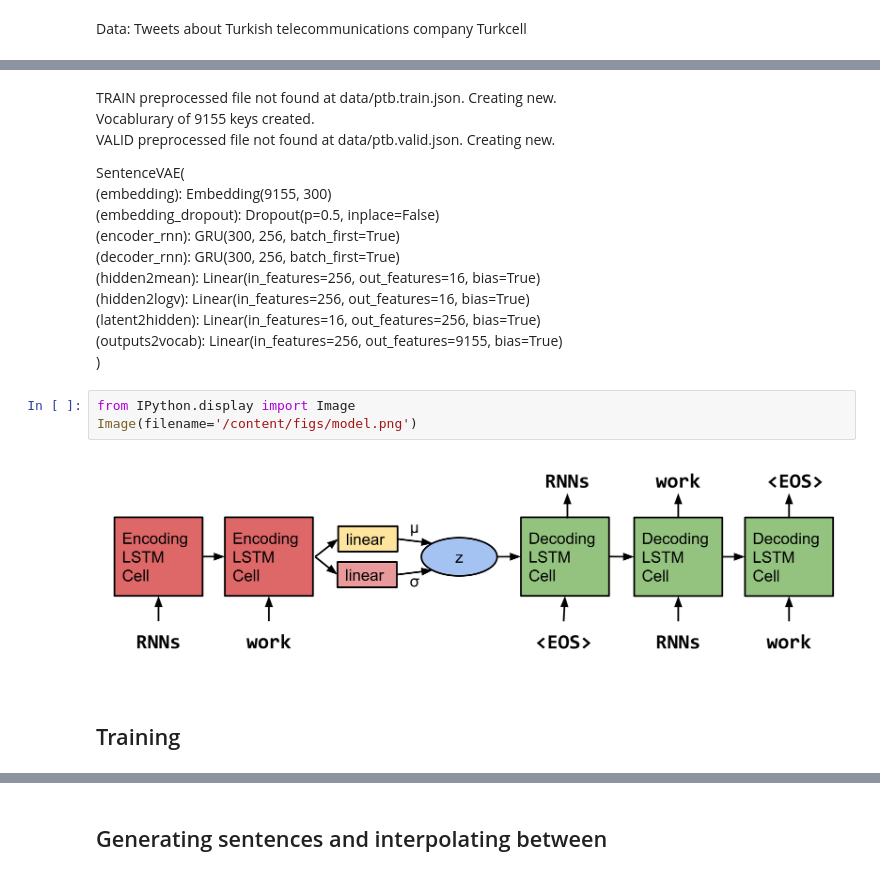
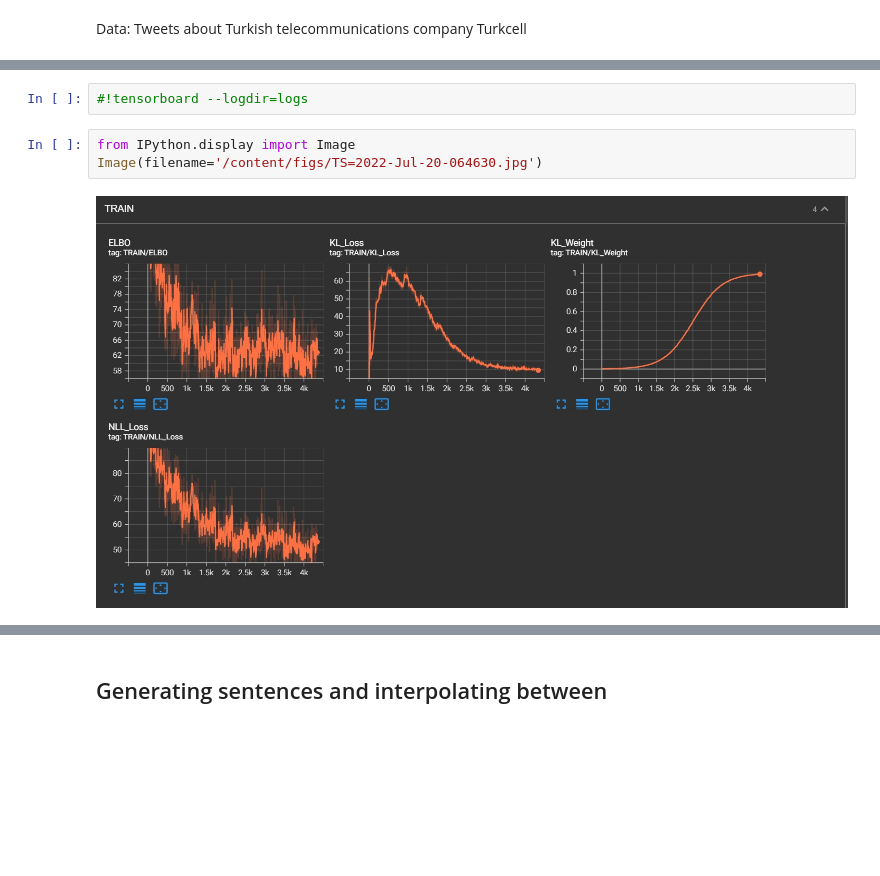
Before and after one commit to tolgarecep/nlp, a Jupyter notebook: turkcell_interpolation.ipynb, the cells around one changed output, grey strips where cells are left out. Cells and saved outputs as stored; diff of their text form; blank space fills up the shorter version.

Commit message:
tensorboard

```diff
--- a/turkcell_interpolation.ipynb
+++ b/turkcell_interpolation.ipynb
@@ -73,22 +79,7 @@ with open('/content/data/ptb.train.txt', 'w') as f:
-# %% [markdown]
-TRAIN preprocessed file not found at data/ptb.train.json. Creating new.
-Vocablurary of 9155 keys created.
-VALID preprocessed file not found at data/ptb.valid.json. Creating new.
-
-SentenceVAE(
-  (embedding): Embedding(9155, 300)
-  (embedding_dropout): Dropout(p=0.5, inplace=False)
-  (encoder_rnn): GRU(300, 256, batch_first=True)
-  (decoder_rnn): GRU(300, 256, batch_first=True)
-  (hidden2mean): Linear(in_features=256, out_features=16, bias=True)
-  (hidden2logv): Linear(in_features=256, out_features=16, bias=True)
-  (latent2hidden): Linear(in_features=16, out_features=256, bias=True)
-  (outputs2vocab): Linear(in_features=256, out_features=9155, bias=True)
-)
+# %%
+#!tensorboard --logdir=logs
 # %%
 from IPython.display import Image
-Image(filename='/content/figs/model.png')
+Image(filename='/content/figs/TS=2022-Jul-20-064630.jpg')
 # %% [output]
-[figure, old version]
+[figure, new version]
-# %% [markdown]
-## Training
```
Also changed, not shown: parts of 17 cells of this notebook.
